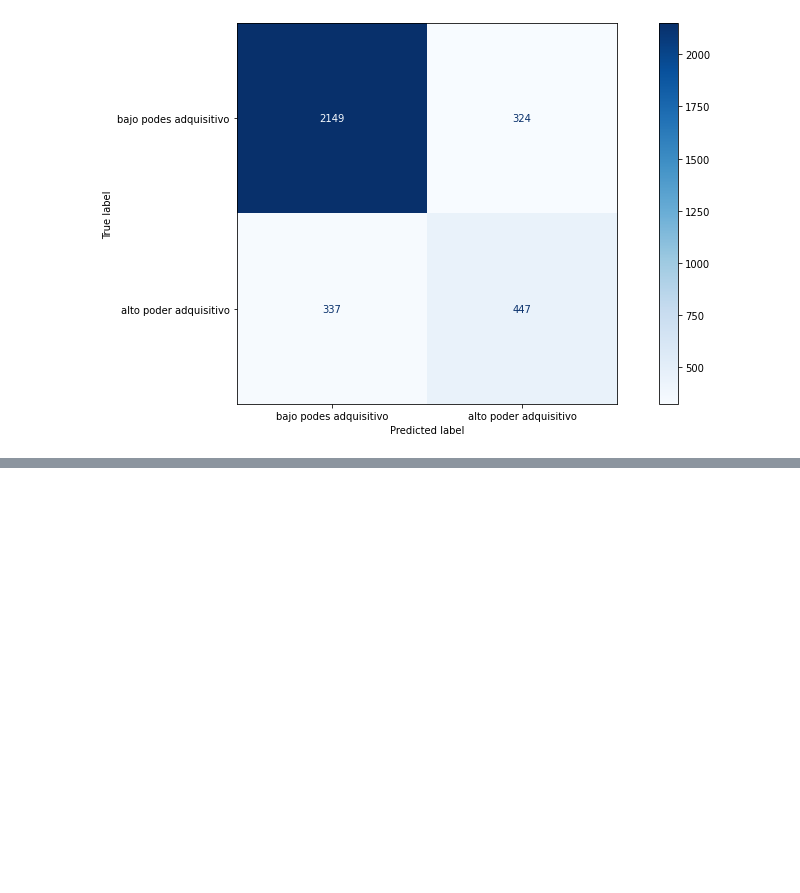
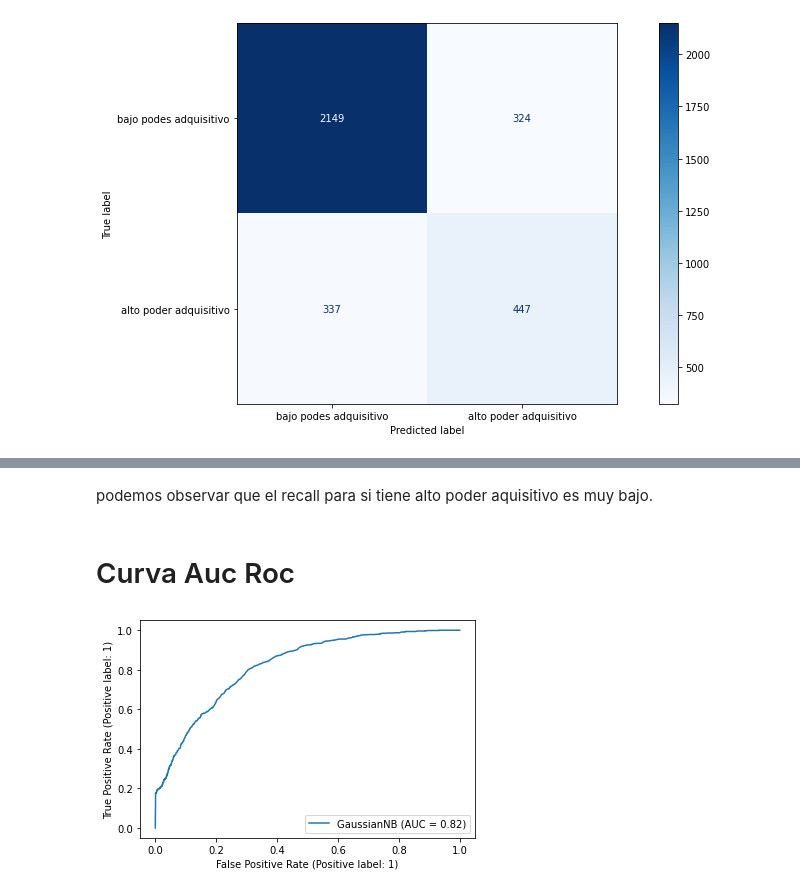
Before and after one commit to solfonte/TP1-OrganizacionDeDatos, a Jupyter notebook: parte_2/NaiveBayes.ipynb, the cells around one changed output, grey strips where cells are left out. Saved outputs shown, nothing was run; the diff lists cells and outputs as text; code cells hidden in the pictures; blank space fills up the shorter version.

```diff
--- a/parte_2/NaiveBayes.ipynb
+++ b/parte_2/NaiveBayes.ipynb
@@ -116,0 +117,2 @@ este modelo es utilizado para variables discretas, nos fijamos cuales son discre
+# %%
+X,y,df,y_encoder = ingenieriaDeFeaturesGaussianNB(train_df)
@@ -116,0 +128,2 @@ este modelo es utilizado para variables discretas, nos fijamos cuales son discre
+# %%
+X_train, X_test, y_train, y_test = train_test_split(X, y, random_state=117, test_size=0.1, stratify=y)
@@ -116,0 +147,3 @@ este modelo es utilizado para variables discretas, nos fijamos cuales son discre
+# %%
+gaussianNB = GaussianNB(var_smoothing = 0.00000001)
+gaussianNB.fit(X_train, y_train)
@@ -116,0 +166,9 @@ este modelo es utilizado para variables discretas, nos fijamos cuales son discre
+# %% [markdown]
+podemos observar que el recall para si tiene alto poder aquisitivo es muy bajo.
+# %% [markdown]
+# Curva Auc Roc
+# %%
+plot_roc_curve(gaussianNB,X_test,y_test,response_method='predict_proba')
+plt.show()
+# %% [output]
+[figure, added]
```
Also changed, not shown: parts of 15 cells of this notebook, 2 other files.
